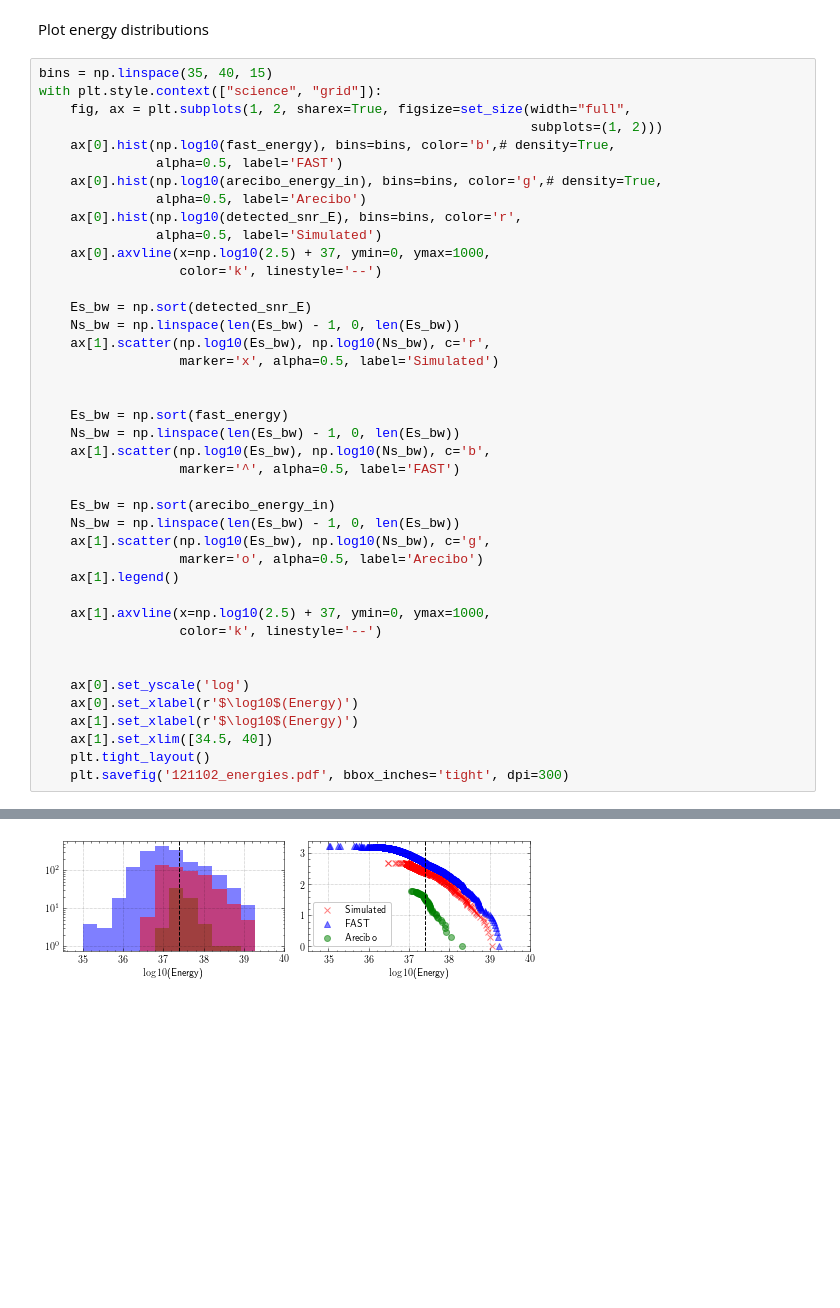
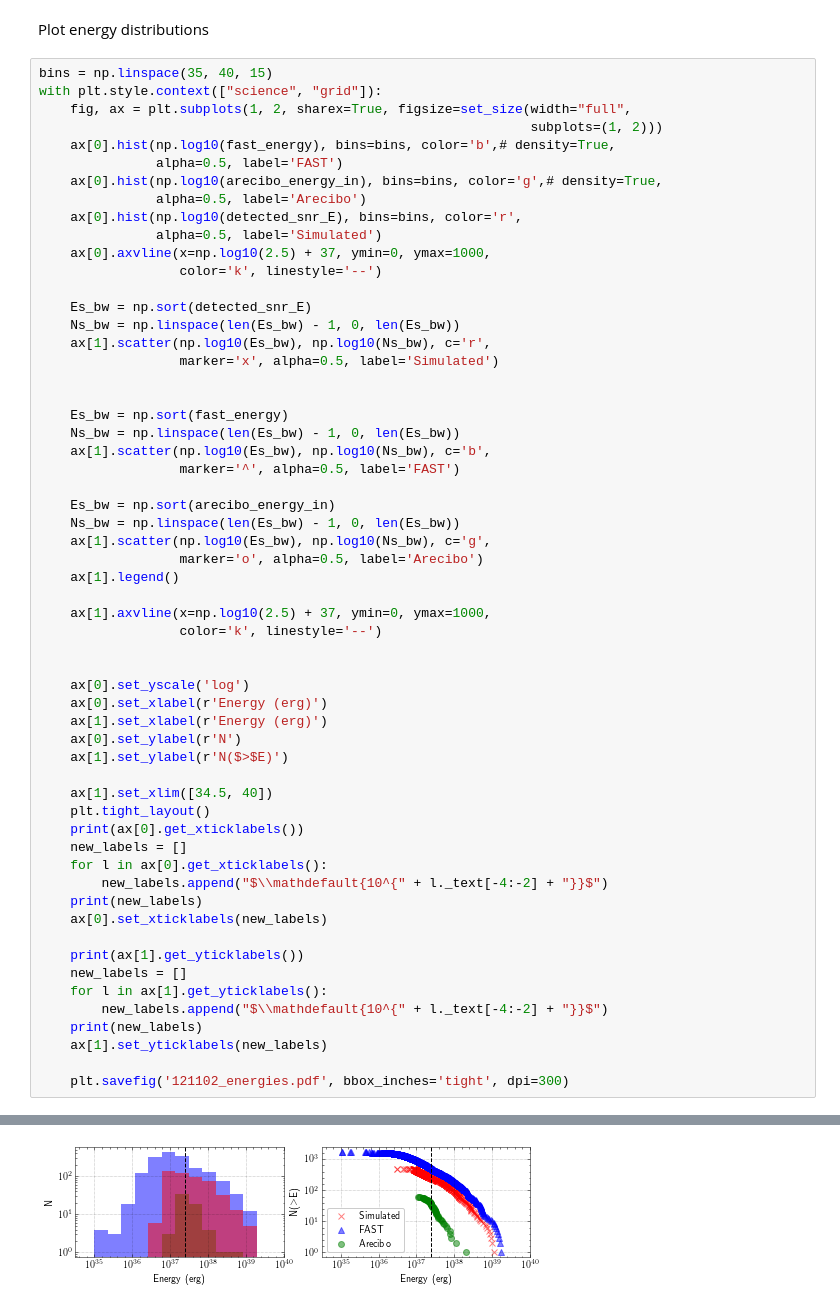
Before and after one commit to KshitijAggarwal/banded_repeater_analysis, a Jupyter notebook: notebooks/121102_energies.ipynb, the cells around one changed output, grey strips where cells are left out. Drawn from its saved outputs; the diff is of its cells as text; blank space fills up the shorter version.

Commit message:
updated figures

```diff
--- a/notebooks/121102_energies.ipynb
+++ b/notebooks/121102_energies.ipynb
@@ -104,9 +105,26 @@ with plt.style.context(["science", "grid"]):
 
 
     ax[0].set_yscale('log')
-    ax[0].set_xlabel(r'$\log10$(Energy)')
-    ax[1].set_xlabel(r'$\log10$(Energy)')
+    ax[0].set_xlabel(r'Energy (erg)')
+    ax[1].set_xlabel(r'Energy (erg)')
+    ax[0].set_ylabel(r'N')
+    ax[1].set_ylabel(r'N($>$E)')
+
     ax[1].set_xlim([34.5, 40])
     plt.tight_layout()
+    print(ax[0].get_xticklabels())
+    new_labels = []
+    for l in ax[0].get_xticklabels():
+        new_labels.append("$\\mathdefault{10^{" + l._text[-4:-2] + "}}$")
+    print(new_labels)
+    ax[0].set_xticklabels(new_labels)
+
+    print(ax[1].get_yticklabels())
+    new_labels = []
+    for l in ax[1].get_yticklabels():
+        new_labels.append("$\\mathdefault{10^{" + l._text[-4:-2] + "}}$")
+    print(new_labels)
+    ax[1].set_yticklabels(new_labels)
+
     plt.savefig('121102_energies.pdf', bbox_inches='tight', dpi=300)
 # %% [output]
@@ -114 +135 @@ findfont: Font family ['serif'] not found. Falling back to DejaVu Sans.
-[figure, old version]
+[figure, new version]
```
Also changed, not shown: parts of 2 cells of this notebook, 4 other files.
